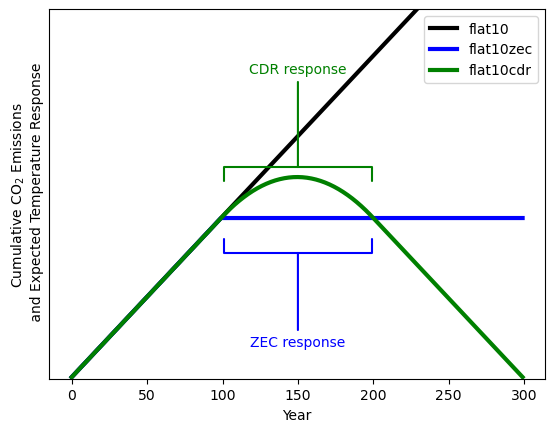
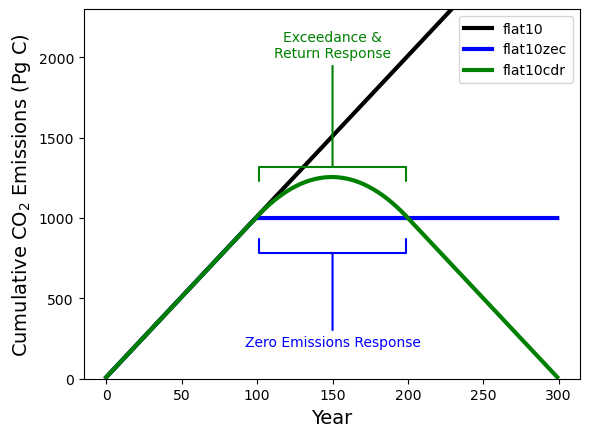
Unified diff of the notebook cell whose output changed from the first chart to the second:
--- before
+++ after
@@ -3,11 +3,12 @@
 plt.plot(time, flat10cdr_cumemiss, color='green', label='flat10cdr', lw=3)
 
-plt.annotate('ZEC response', xy=(150, 800), xytext=(150, 200),
+plt.annotate('Zero Emissions Response', xy=(150, 800), xytext=(150, 200),
             arrowprops=dict(arrowstyle='-[, widthB=5.3, lengthB=1.0', lw=1.5, color='blue'), horizontalalignment='center',color='blue')
-plt.annotate('CDR response', xy=(150, 1300), xytext=(150, 1900),
+plt.annotate('Exceedance &\nReturn Response', xy=(150, 1300), xytext=(150, 2000),
             arrowprops=dict(arrowstyle='-[, widthB=5.3, lengthB=1.0', lw=1.5, color='green'), horizontalalignment='center',color='green')
 plt.ylim(0,2300)
-plt.xlabel('Year')
-plt.ylabel('Cumulative CO$_2$ Emissions \n and Expected Temperature Response')
+plt.xlabel('Year', fontsize=14)
+plt.ylabel('Cumulative CO$_2$ Emissions (Pg C)', fontsize=14)
+#plt.ylabel('Cumulative CO$_2$ Emissions \n and Expected Temperature Response')
 plt.legend()
-plt.tick_params(left=False, labelleft=False)
+#plt.tick_params(left=False, labelleft=False)

Commit: updates to figure readability etc